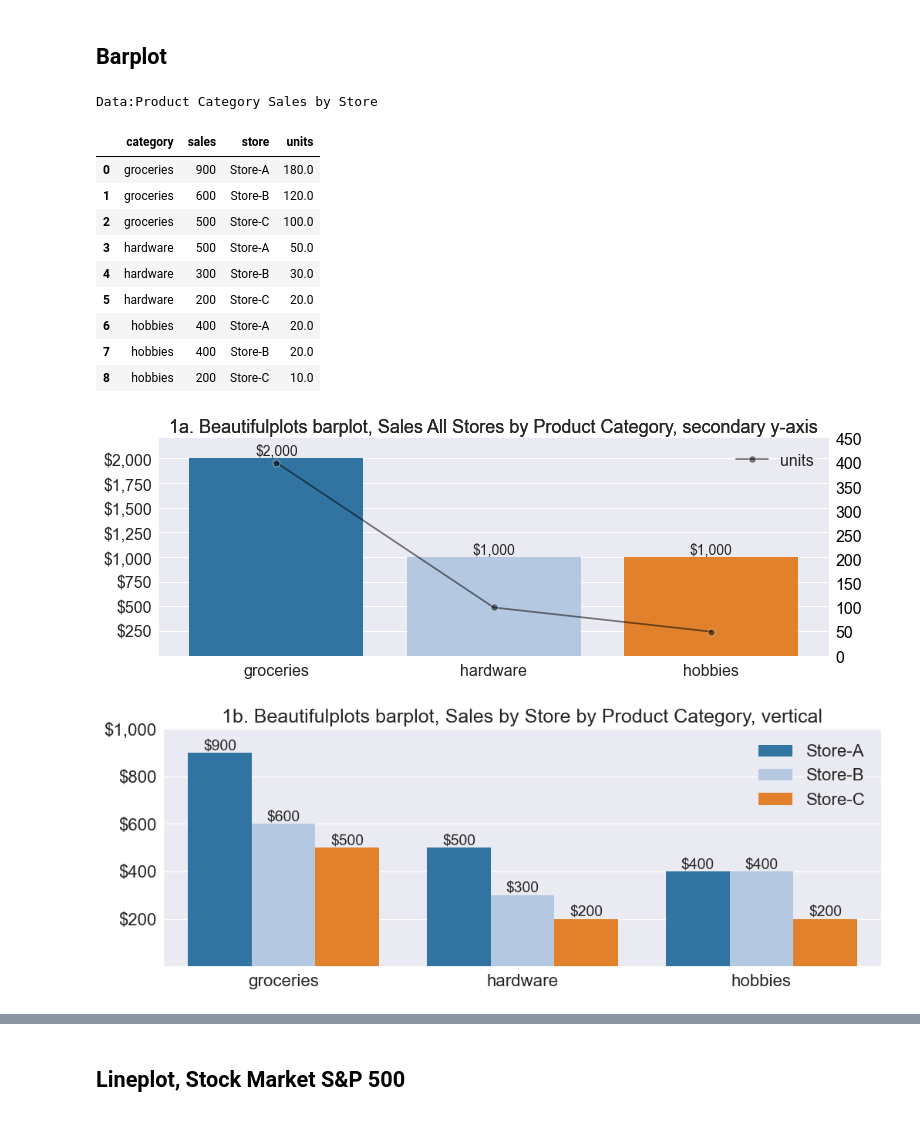
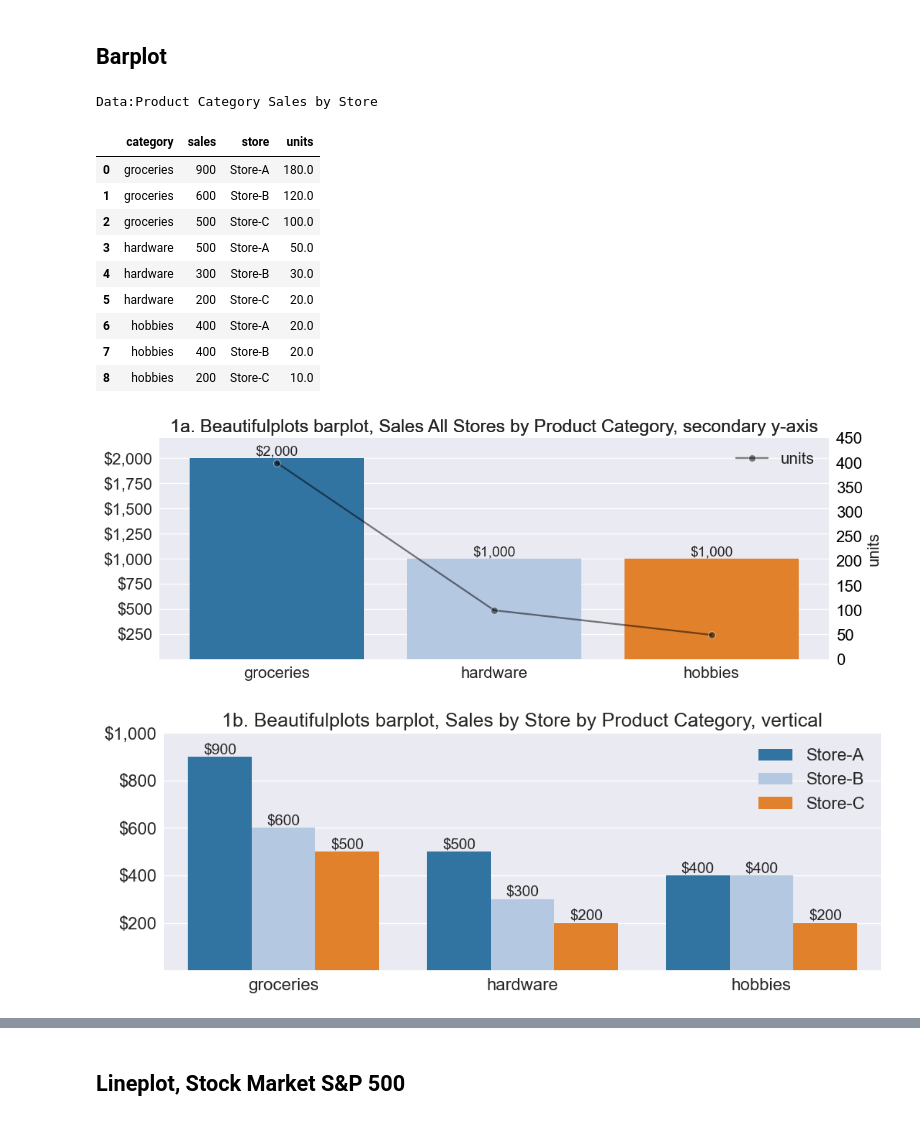
Before and after one commit to Aljgutier/beautifulplots, a Jupyter notebook: docs/examples.ipynb, the cells around one changed output, grey strips where cells are left out. Cells and saved outputs as stored; diff of their text form; code cells hidden in the pictures.

Commit message:
docs: examples fixes y labels

```diff
--- a/docs/examples.ipynb
+++ b/docs/examples.ipynb
@@ -35,35 +35,35 @@ display(df)
 # Plots
 
 # Example 1a
 bp.barplot(df,'category','sales', palette='tab20',
                    title='1a. Beautifulplots barplot, Sales All Stores by Product Category, secondary y-axis', figsize=(12,4),
                    bardatalabels=True, bardataformat=",.0f", barcurrency="$", ylims = (0.1,2200), estimator2=sum,
-                   y2='units',ylims2=(0,450), color2='black',marker2="o", y2axisformat=".0f")
+                   y2='units',ylims2=(0,450),y2label='units', color2='black',marker2="o", y2axisformat=".0f")
 
 # Example 1b
 bp.barplot(df,'category','sales',hue='store', palette='tab20',
                    title='1b. Beautifulplots barplot, Sales by Store by Product Category, vertical', figsize=(12,4),
                    bardatalabels=True, barcurrency="$", bardataformat=",.0f",
                    ylims = (0.1,1000))
 
 # Example 1c
 bp.barplot(df,'category','sales',hue='store', palette='tab20',
                    title='1c. Beautifulplots barplot, Sales by Store by Product Category, horizontal', figsize=(12,8),
                    bardatalabels=True, bardataformat=".0f", barcurrency="$", barorientation='h',
                    xlims = (0.1,1000), legendloc="lower right")
 # %% [output]
 Data:Product Category Sales by Store
 |  | category | sales | store | units |
 | 0 | groceries | 900 | Store-A | 180.0 |
 | 1 | groceries | 600 | Store-B | 120.0 |
 | 2 | groceries | 500 | Store-C | 100.0 |
 | 3 | hardware | 500 | Store-A | 50.0 |
 | 4 | hardware | 300 | Store-B | 30.0 |
 | 5 | hardware | 200 | Store-C | 20.0 |
 | 6 | hobbies | 400 | Store-A | 20.0 |
 | 7 | hobbies | 400 | Store-B | 20.0 |
 | 8 | hobbies | 200 | Store-C | 10.0 |
-[figure, old version]
+[figure, new version]
 [figure]
 [figure]
 # %% [markdown]
```
Also changed, not shown: parts of 1 cell of this notebook.
